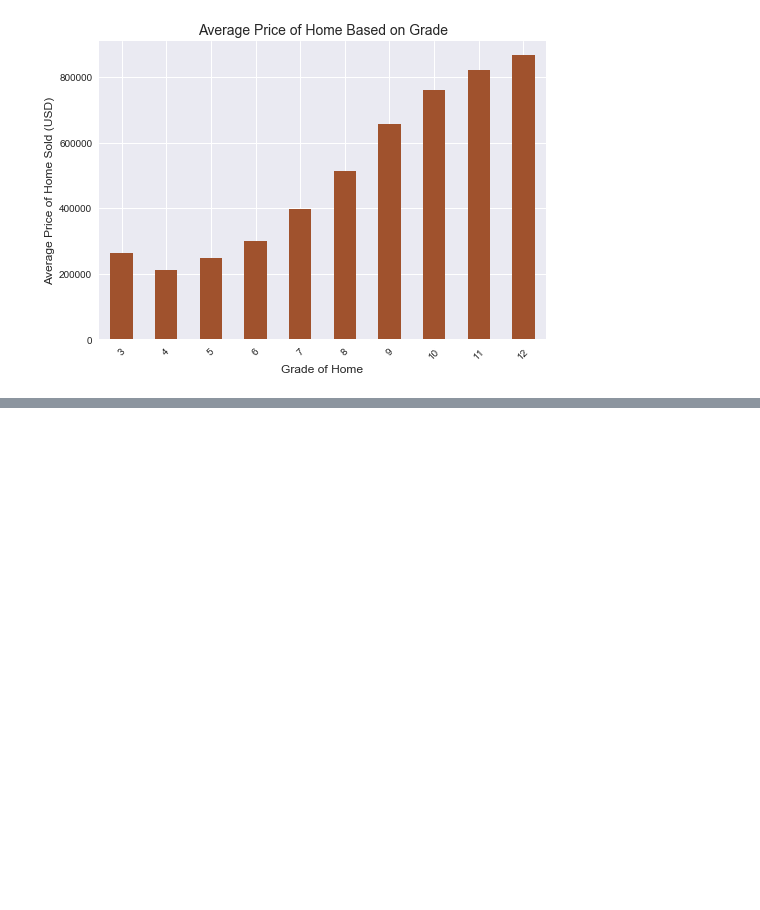
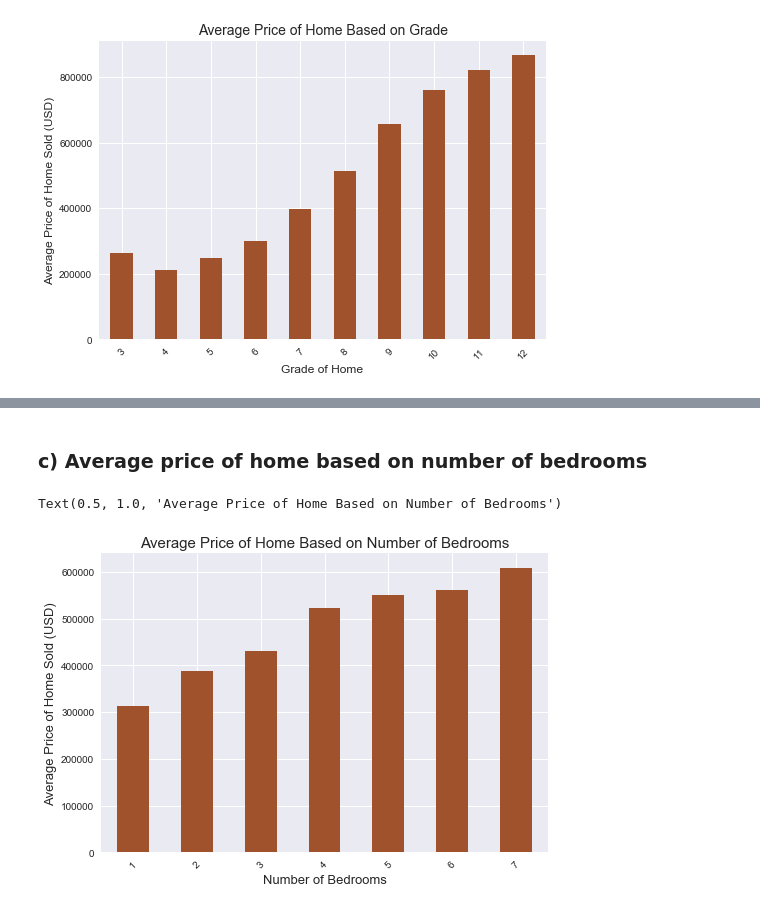
Before and after one commit to linhmai19/dsc-mod-2-project-v2-1-online-ds-sp-000, a Jupyter notebook: EDA.ipynb, the cells around one changed output, grey strips where cells are left out. Drawn from its saved outputs; the diff is of its cells as text; code cells hidden in the pictures; blank space fills up the shorter version.

```diff
--- a/EDA.ipynb
+++ b/EDA.ipynb
@@ -60,3 +101,6 @@ memory usage: 2.9+ MB
+# %%
+limit_bedrm = df.copy()
+limit_bedrm = df.loc[df['bedrooms'] <= 7, :]
 # %% [markdown]
 # Explore the relationships between variables
 # %%
@@ -148,0 +196,11 @@ Text(0.5, 1.0, 'Average Price of Home Based on Grade')
+# %% [markdown]
+### c) Average price of home based on number of bedrooms
+# %%
+ax = limit_bedrm.groupby(['bedrooms'])['price'].mean().plot(kind = 'bar', color='sienna')
+ax.set_xlabel('Number of Bedrooms', fontsize=13)
+plt.xticks(rotation=45)
+ax.set_ylabel('Average Price of Home Sold (USD)', fontsize=13)
+ax.set_title('Average Price of Home Based on Number of Bedrooms', fontsize=15)
+# %% [output]
+Text(0.5, 1.0, 'Average Price of Home Based on Number of Bedrooms')
+[figure, added]
```
Also changed, not shown: parts of 54 cells of this notebook, 4 other files.
